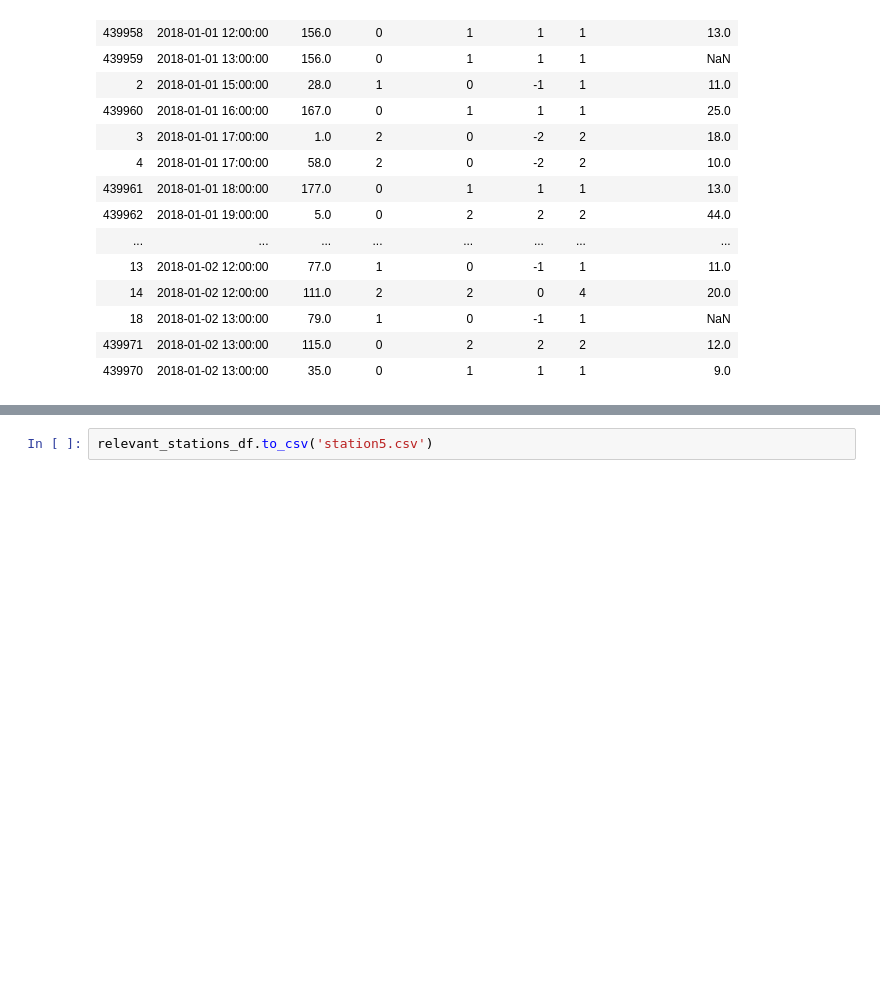
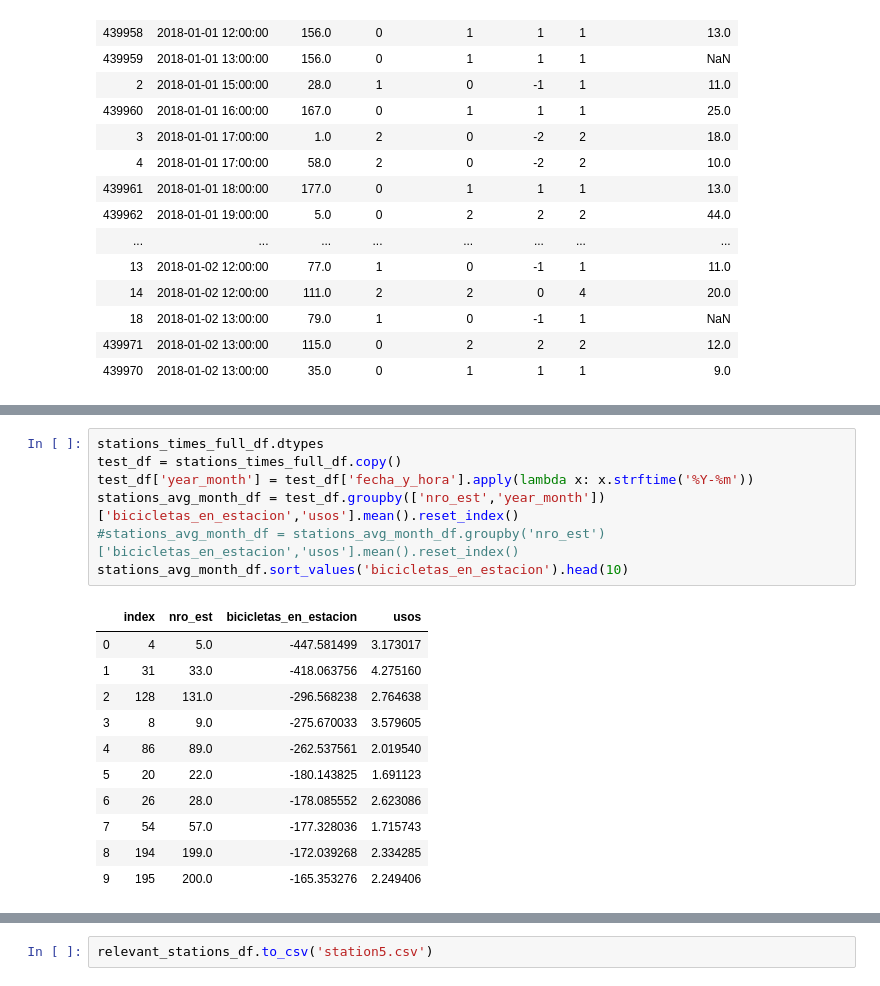
Before and after one commit to amorcecian/pfi, a Jupyter notebook: Dataset Analysis.ipynb, the cells around one changed output, grey strips where cells are left out. Drawn from its saved outputs; the diff is of its cells as text; blank space fills up the shorter version.

```diff
--- a/Dataset Analysis.ipynb
+++ b/Dataset Analysis.ipynb
@@ -207,4 +207,23 @@ stations_times_full_df.head(20)
 | 439966 | 2018-01-02 11:00:00 | 36.0 | 0 | 1 | 1 | 1 | 11.0 |
 | 11 | 2018-01-02 11:00:00 | 12.0 | 1 | 0 | -1 | 1 | 9.0 |
 | 10 | 2018-01-02 11:00:00 | 60.0 | 2 | 0 | -2 | 2 | 10.0 |
+# %%
+stations_times_full_df.dtypes
+test_df = stations_times_full_df.copy()
+test_df['year_month'] = test_df['fecha_y_hora'].apply(lambda x: x.strftime('%Y-%m'))
+stations_avg_month_df = test_df.groupby(['nro_est','year_month'])['bicicletas_en_estacion','usos'].mean().reset_index()
+#stations_avg_month_df = stations_avg_month_df.groupby('nro_est')['bicicletas_en_estacion','usos'].mean().reset_index()
+stations_avg_month_df.sort_values('bicicletas_en_estacion').head(10)
+# %% [output]
+|  | index | nro_est | bicicletas_en_estacion | usos |
+| 0 | 4 | 5.0 | -447.581499 | 3.173017 |
+| 1 | 31 | 33.0 | -418.063756 | 4.275160 |
+| 2 | 128 | 131.0 | -296.568238 | 2.764638 |
+| 3 | 8 | 9.0 | -275.670033 | 3.579605 |
+| 4 | 86 | 89.0 | -262.537561 | 2.019540 |
+| 5 | 20 | 22.0 | -180.143825 | 1.691123 |
+| 6 | 26 | 28.0 | -178.085552 | 2.623086 |
+| 7 | 54 | 57.0 | -177.328036 | 1.715743 |
+| 8 | 194 | 199.0 | -172.039268 | 2.334285 |
+| 9 | 195 | 200.0 | -165.353276 | 2.249406 |
 # %%
```
Also changed, not shown: parts of 8 cells of this notebook, 3 other files.
